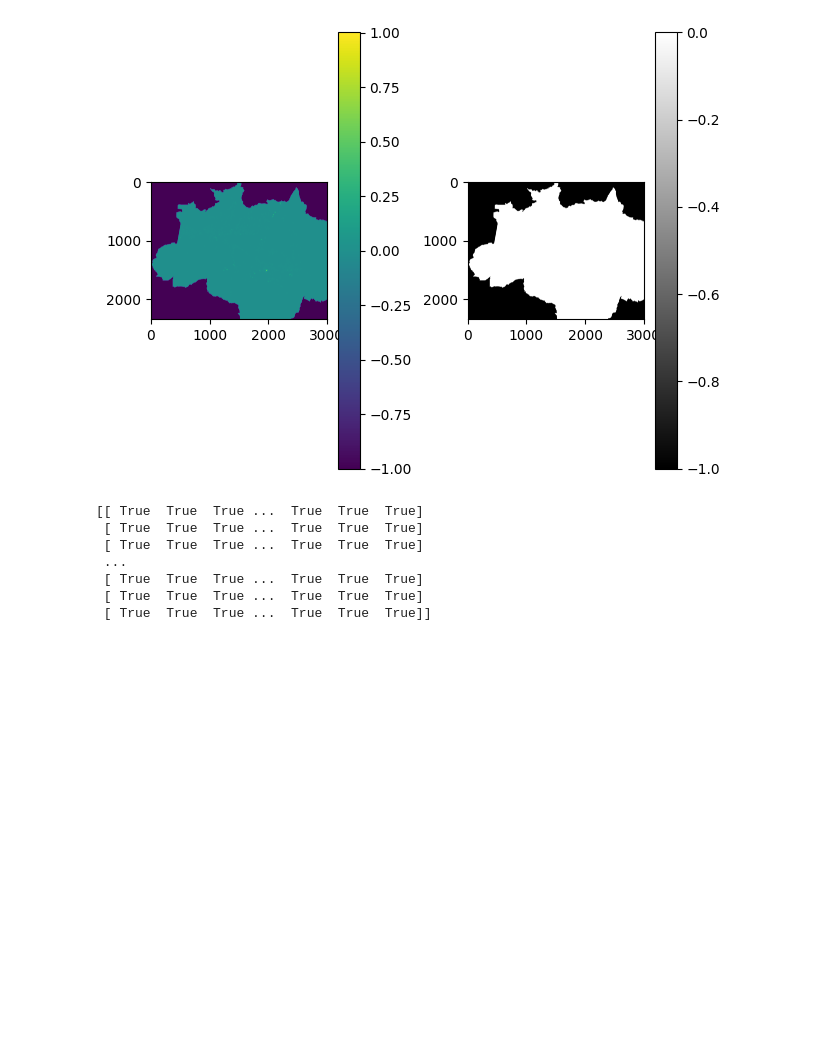
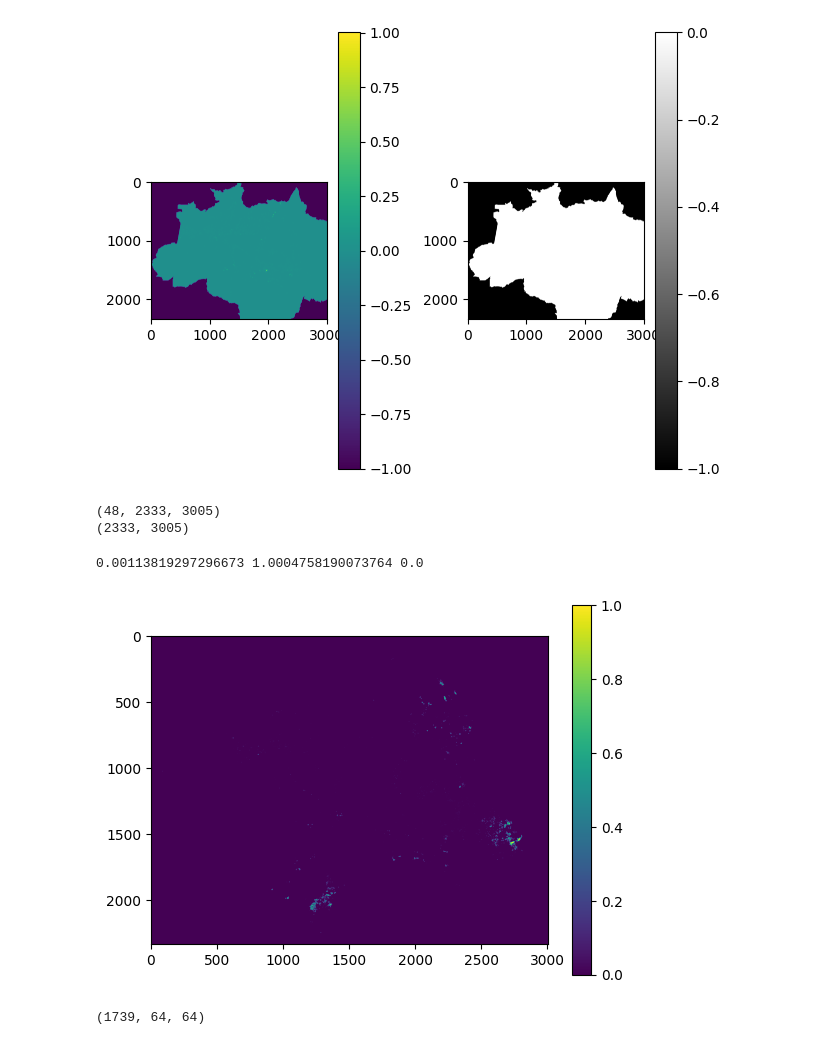
Before and after one commit to thimabru1010/AmazonDeforestation_Prediction, a Jupyter notebook: explore_INPE_IBAMA_data.ipynb, the cells around one changed output. Saved outputs shown, nothing was run; the diff lists cells and outputs as text; code cells hidden in the pictures; blank space fills up the shorter version.

```diff
--- a/explore_INPE_IBAMA_data.ipynb
+++ b/explore_INPE_IBAMA_data.ipynb
@@ -279,13 +277,39 @@ deter_img_train = deter_img_train + not_mask
-# %%
-not_mask = np.logical_not(mask)
-not_mask[not_mask == 1.0] = -1
-
-print(not_mask)
-# %% [output]
-[[ True  True  True ...  True  True  True]
- [ True  True  True ...  True  True  True]
- [ True  True  True ...  True  True  True]
- ...
- [ True  True  True ...  True  True  True]
- [ True  True  True ...  True  True  True]
- [ True  True  True ...  True  True  True]]
+# %%
+from preprocess import load_tif_image, preprocess_patches, divide_pred_windows
+import os
+import numpy as np
+from osgeo import gdal
+import matplotlib.pyplot as plt
+
+# patch_size = 64
+# xcut = (deter_img.shape[1] // patch_size) * patch_size
+# ycut = (deter_img.shape[2] // patch_size) * patch_size
+
+# deter_img_sample = deter_img_sample[:xcut, :ycut]
+deter_img = load_tif_image('data/DETER/deter_increments_1km.tif')
+deter_img = deter_img[:48]
+print(deter_img.shape)
+
+deter_img_sample = deter_img[0]
+mask = load_tif_image('data/IBAMA_INPE/1K/tiff_filled/mask.tif')
+mask = mask[:deter_img_sample.shape[0], :deter_img_sample.shape[1]]
+
+deter_img_sample[mask == 0] = -1
+print(deter_img_sample.shape)
+
+patch_size=64
+# %% [output]
+(48, 2333, 3005)
+(2333, 3005)
+# %%
+idx = 1
+print(deter_img[idx].mean(), deter_img[idx].max(), deter_img[idx].min())
+# %% [output]
+0.00113819297296673 1.0004758190073764 0.0
+# %%
+
+plt.imshow(deter_img[idx])
+plt.colorbar()
+plt.show()
+# %% [output]
+[figure, added]
@@ -291,0 +322,13 @@ print(not_mask)
+# %%
+def extract_sorted_patches(img, patch_size):
+    patches = []
+    for i in range(0, img.shape[0] - patch_size + 1, patch_size):
+        for j in range(0, img.shape[1] - patch_size + 1, patch_size):
+            patch = img[i:i + patch_size, j:j + patch_size]
+            patches.append(patch)
+    return np.stack(patches, axis=0)
+
+patches = extract_sorted_patches(new_deter_img, patch_size=64)
+print(patches.shape)
+# %% [output]
+(1739, 64, 64)
```
Also changed, not shown: parts of 16 cells of this notebook, 2 other files.
